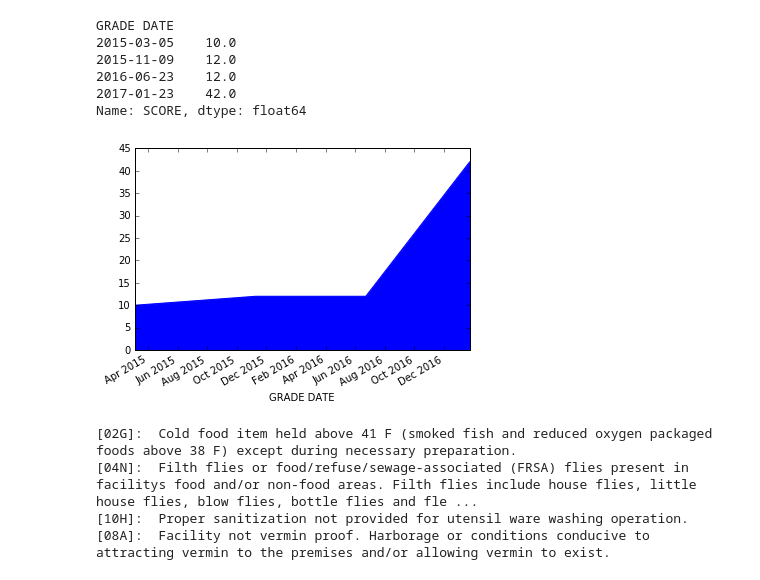
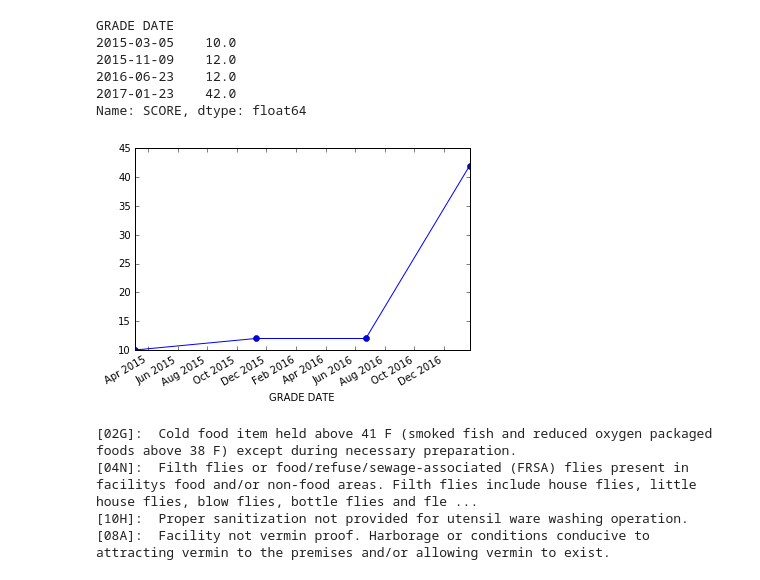
Before and after one commit to ecerami/pydata-essentials, a Jupyter notebook: pandas/6_wrangling.ipynb, the cells around one changed output. Drawn from its saved outputs; the diff is of its cells as text; code cells hidden in the pictures.

```diff
--- a/pandas/6_wrangling.ipynb
+++ b/pandas/6_wrangling.ipynb
@@ -16,0 +21,3 @@ pizza_df = pd.read_csv("data/NYC_Pizza_2017_Full.csv")
+# %%
+pizza_df.sort_values(by="CAMIS", inplace=True)
+pizza_df.head()
@@ -66,12 +80,14 @@ memory usage: 2.4+ MB
 # %% [markdown]
 # Dropping Columns
 # %%
+# Drop a few columns which are not essential to our analysis
+pizza_df.drop(labels="CUISINE DESCRIPTION", axis="columns", inplace=True)
 pizza_df.drop(labels="PHONE", axis="columns", inplace=True)
-pizza_df.drop(labels="BUILDING", axis="columns", inplace=True)
-pizza_df.drop(labels="STREET", axis="columns", inplace=True)
-pizza_df.drop(labels="CUISINE DESCRIPTION", axis="columns", inplace=True)
+pizza_df.drop(labels=["BUILDING", "STREET"], axis="columns", inplace=True)
 pizza_df.info()
 
-# Note:  you can also drop rows via the same mechanism, except specify axis="index"
+# Note:  you can also drop columns by column index:
+# pizza_df.drop(pizza_df.columns[[0, 1]], axis="columns")
+# You can also drop rows via the same mechanism, except specify axis="index"
 # %% [output]
 <class 'pandas.core.frame.DataFrame'>
@@ -176,9 +194,9 @@ GRADE DATE
 Name: SCORE, dtype: float64
 # %%
 %matplotlib inline
-scores.plot.area();
+scores.plot.line(marker='o');
 # %% [output]
-[figure, old version]
+[figure, new version]
 # %%
 recent = aj_pizza[aj_pizza["GRADE DATE"] == "2017-01-23"]
 for index, row in recent.iterrows():
```
Also changed, not shown: parts of 9 cells of this notebook, 3 other files.
